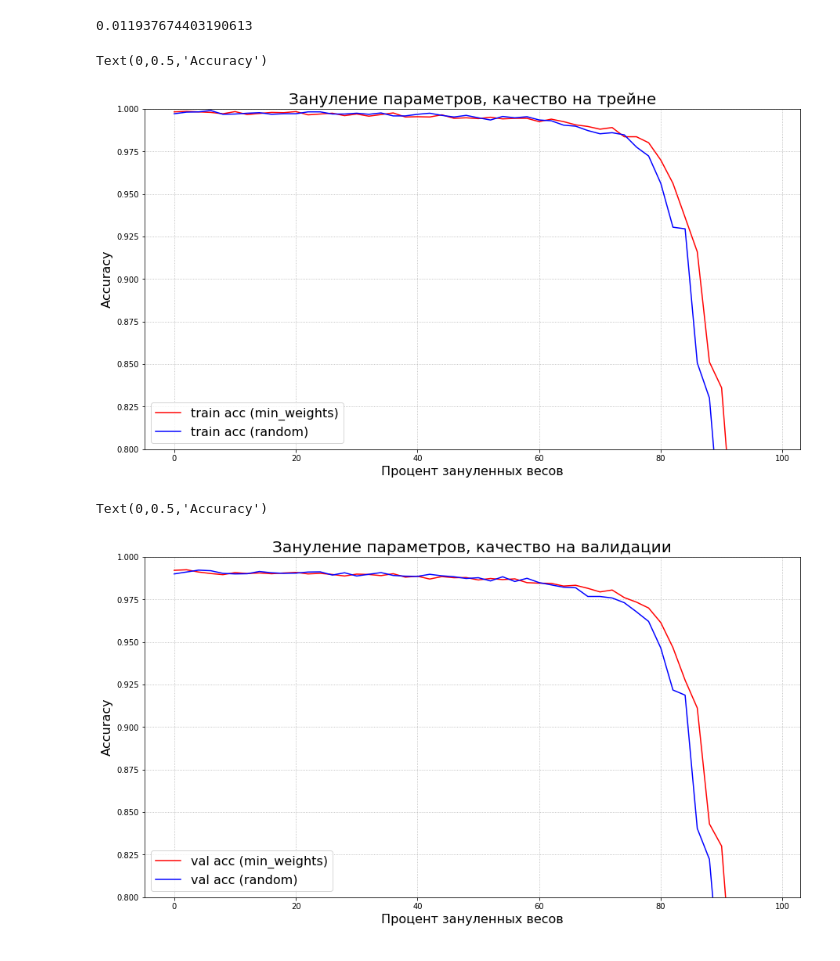
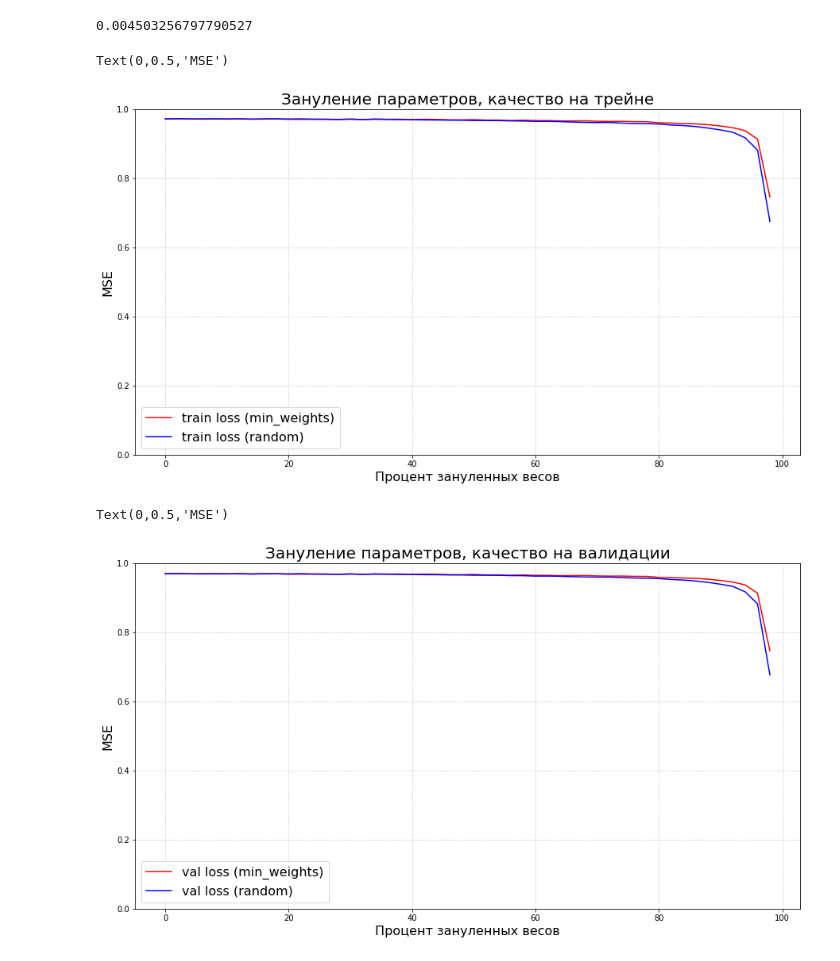
Before and after one commit to KirillMouraviev/science_publication, a Jupyter notebook: code/Main_experiment_graphics.ipynb, the cells around one changed output. Cells and saved outputs as stored; diff of their text form; code cells hidden in the pictures.

```diff
--- a/code/Main_experiment_graphics.ipynb
+++ b/code/Main_experiment_graphics.ipynb
@@ -2,4 +2,6 @@
 import numpy as np
 import matplotlib.pyplot as plt
 %matplotlib inline
+# %%
+results_dir = './mnist_results_100_500/'
 # %%
@@ -46,5 +63,5 @@ Text(0,0.5,'Accuracy')
 # %%
-train_acc_prune = np.loadtxt('./results/prune_train_acc.txt')
-train_acc_prune_random = np.loadtxt('./results/prune_train_acc_random.txt')
-val_acc_prune = np.loadtxt('./results/prune_val_acc.txt')
-val_acc_prune_random = np.loadtxt('./results/prune_val_acc_random.txt')
+train_loss_prune = np.loadtxt(results_dir + 'prune_train_acc.txt')
+train_loss_prune_random = np.loadtxt(results_dir + 'prune_train_acc_random.txt')
+val_loss_prune = np.loadtxt(results_dir + 'prune_val_acc.txt')
+val_loss_prune_random = np.loadtxt(results_dir + 'prune_val_acc_random.txt')
@@ -51,32 +73,32 @@ val_acc_prune_random = np.loadtxt('./results/prune_val_acc_random.txt')
 # %%
-(val_acc_prune - val_acc_prune_random).mean()
+(val_loss_prune - val_loss_prune_random).mean()
 # %% [output]
-0.011937674403190613
+0.004503256797790527
 # %%
 prune_params = np.linspace(0, 1, 51)[:-1]
 # %%
 plt.figure(figsize=(15, 8))
 plt.title('Зануление параметров, качество на трейне', fontsize=20)
 plt.grid(ls=':')
-plt.plot(prune_params * 100, train_acc_prune.mean(axis=1), color='r', label='train acc (min_weights)')
-plt.plot(prune_params * 100, train_acc_prune_random.mean(axis=1), color='b', label='train acc (random)')
+plt.plot(prune_params * 100, train_loss_prune.mean(axis=1), color='r', label='train loss (min_weights)')
+plt.plot(prune_params * 100, train_loss_prune_random.mean(axis=1), color='b', label='train loss (random)')
 plt.legend(fontsize=16)
-plt.ylim((0.8, 1))
+plt.ylim((0, 1))
 plt.xlabel('Процент зануленных весов', fontsize=16)
-plt.ylabel('Accuracy', fontsize=16)
+plt.ylabel('MSE', fontsize=16)
 # %% [output]
-Text(0,0.5,'Accuracy')
+Text(0,0.5,'MSE')
-[figure, old version]
+[figure, new version]
 # %%
 plt.figure(figsize=(15, 8))
 plt.title('Зануление параметров, качество на валидации', fontsize=20)
 plt.grid(ls=':')
-plt.plot(prune_params * 100, val_acc_prune.mean(axis=1), color='r', label='val acc (min_weights)')
-plt.plot(prune_params * 100, val_acc_prune_random.mean(axis=1), color='b', label='val acc (random)')
+plt.plot(prune_params * 100, val_loss_prune.mean(axis=1), color='r', label='val loss (min_weights)')
+plt.plot(prune_params * 100, val_loss_prune_random.mean(axis=1), color='b', label='val loss (random)')
 plt.legend(fontsize=16)
-plt.ylim((0.8, 1))
+plt.ylim((0., 1))
 plt.xlabel('Процент зануленных весов', fontsize=16)
-plt.ylabel('Accuracy', fontsize=16)
+plt.ylabel('MSE', fontsize=16)
 # %% [output]
-Text(0,0.5,'Accuracy')
+Text(0,0.5,'MSE')
-[figure, old version]
+[figure, new version]
```
Also changed, not shown: parts of 7 cells of this notebook.
